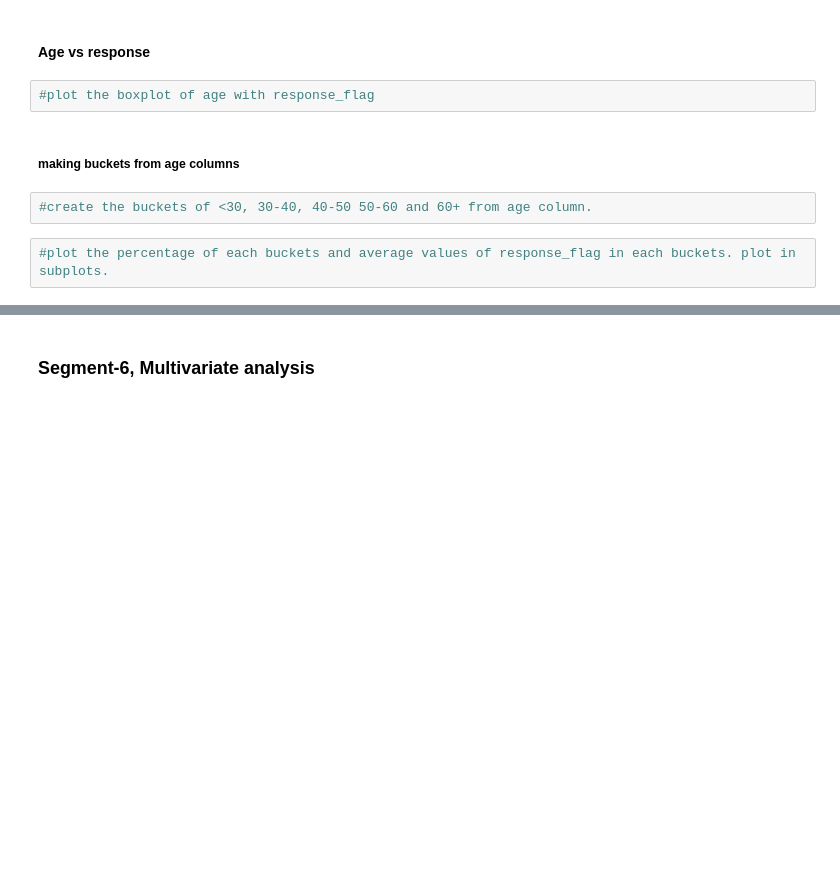
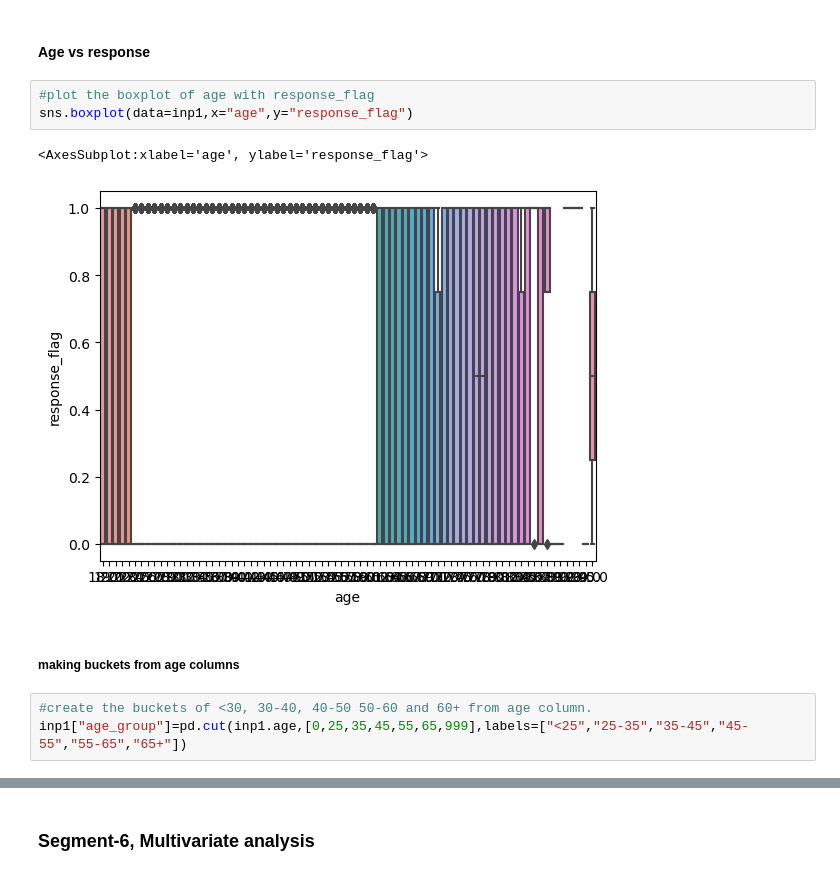
Before and after one commit to Ashik-Mohammed-S/EDA, a Jupyter notebook: Bank+Marketing+Campaign_EDA-blank+notebook.ipynb, the cells around one changed output, grey strips where cells are left out. Saved outputs shown, nothing was run; the diff lists cells and outputs as text; blank space fills up the shorter version.

```diff
--- a/Bank+Marketing+Campaign_EDA-blank+notebook.ipynb
+++ b/Bank+Marketing+Campaign_EDA-blank+notebook.ipynb
@@ -761,9 +805,12 @@ inp1.groupby(["job"])["salary"].aggregate(["mean","median"])
 #### Age vs response
 # %%
 #plot the boxplot of age with response_flag
+sns.boxplot(data=inp1,x="age",y="response_flag")
+# %% [output]
+<AxesSubplot:xlabel='age', ylabel='response_flag'>
+[figure, added]
 # %% [markdown]
 ##### making buckets from age columns
 # %%
 #create the buckets of <30, 30-40, 40-50 50-60 and 60+ from age column.
+inp1["age_group"]=pd.cut(inp1.age,[0,25,35,45,55,65,999],labels=["<25","25-35","35-45","45-55","55-65","65+"])
-# %%
-#plot the percentage of each buckets and average values of response_flag in each buckets. plot in subplots.
```
Also changed, not shown: parts of 9 cells of this notebook.
